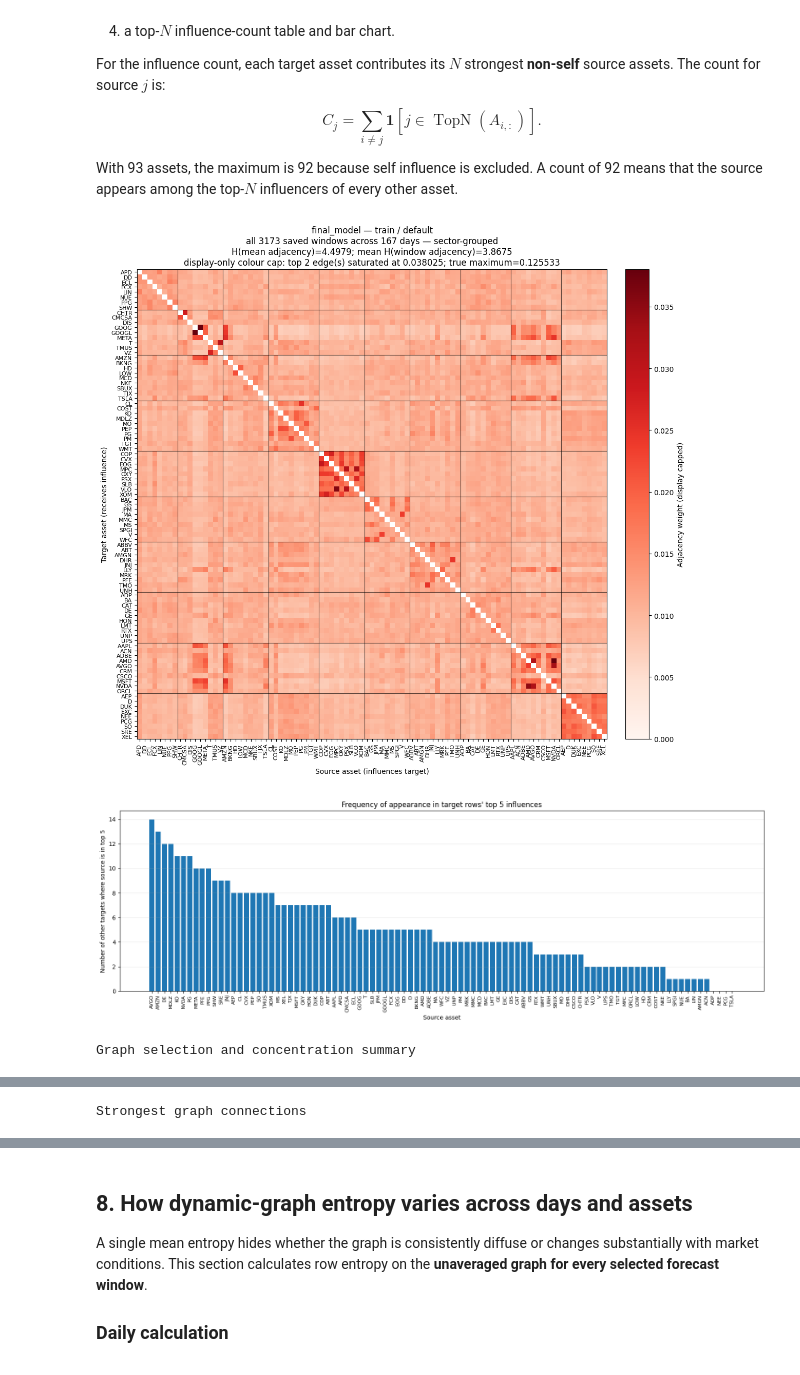
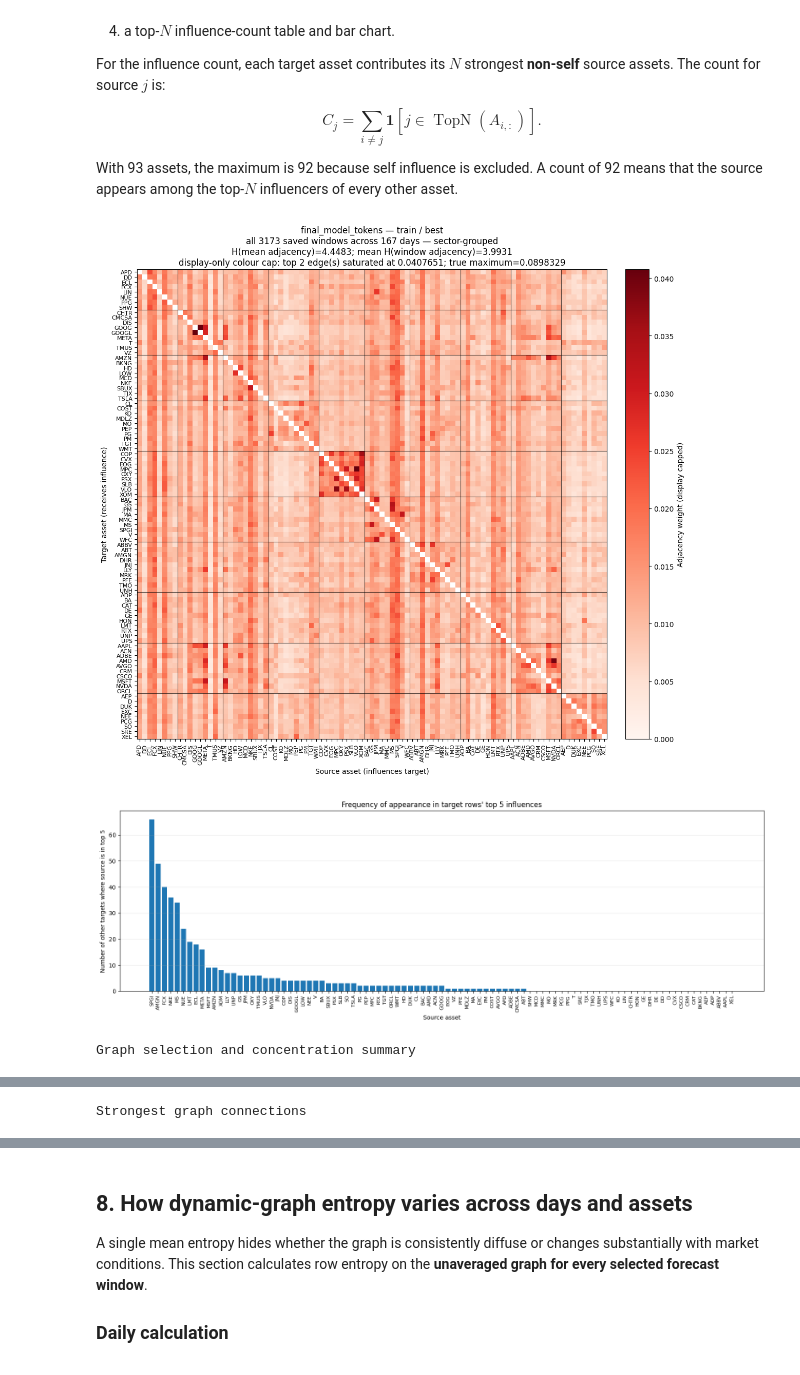
Before and after one commit to VishR-94/dynamic_graphs_thesis, a Jupyter notebook: notebooks/graph_hub.ipynb, the cells around one changed output, grey strips where cells are left out. Saved outputs shown, nothing was run; the diff lists cells and outputs as text; code cells hidden in the pictures.

```diff
--- a/notebooks/graph_hub.ipynb
+++ b/notebooks/graph_hub.ipynb
@@ -362,35 +367,35 @@ With 93 assets, the maximum is 92 because self influence is excluded. A count of
 # - split: "train", "validation"/"val", or "test".
 # - policy: None reads a token model's selected saved policy; continuous ignores it.
 # - day/window: exact, None for averaging, or "random" as documented above.
 # - component: "selected", "base", or "dynamic" when saved.
 # - layer: -1 uses the selected graph; another integer selects a saved ST layer.
 # - head: "mean" averages graph heads, or pass a zero-based head index.
 # - top_n: number of non-self connections shown and counted.
 # - direction: "impacted_by" lists sources per target; "impacts" reverses the view.
 # - cluster: keep False for window-to-window comparison.
 graph_report = dge.analyse_graph(
-    "final_model",
+    "final_model_tokens",
     split="train",
     policy=None,
     day=None,
     window=None,
     component="selected",
     layer=-1,
     head="mean",
     top_n=5,
     direction="impacted_by",
     cluster=True,
     random_seed=np.random.randint(0,1e6),
     heatmap_cap_top_k=2
 )
 
 plt.show()
 
 display(dge.style_numeric_table(graph_report.summary, caption="Graph selection and concentration summary", precision=5))
 display(dge.style_numeric_table(graph_report.connections, caption="Strongest graph connections", precision=6))
 #display(dge.style_numeric_table(graph_report.top_source_frequency, caption="How often each asset appears in other assets' top-5 sources", precision=3))
 # %% [output]
-[figure, old version]
+[figure, new version]
-[figure, old version]
+[figure, new version]
 Graph selection and concentration summary
 |  | Run | Family | Split | Policy | Graph type | Component | Layer | Head | Selection | ... |
```
Also changed, not shown: parts of 10 cells of this notebook, 3 other files.
